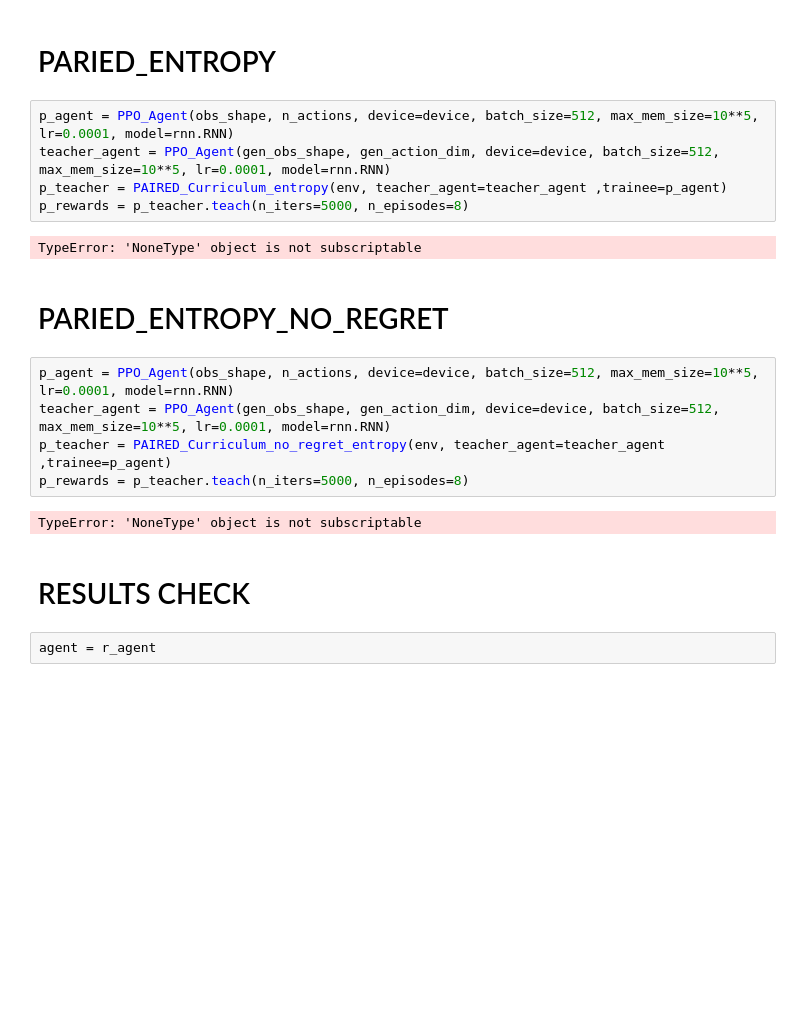
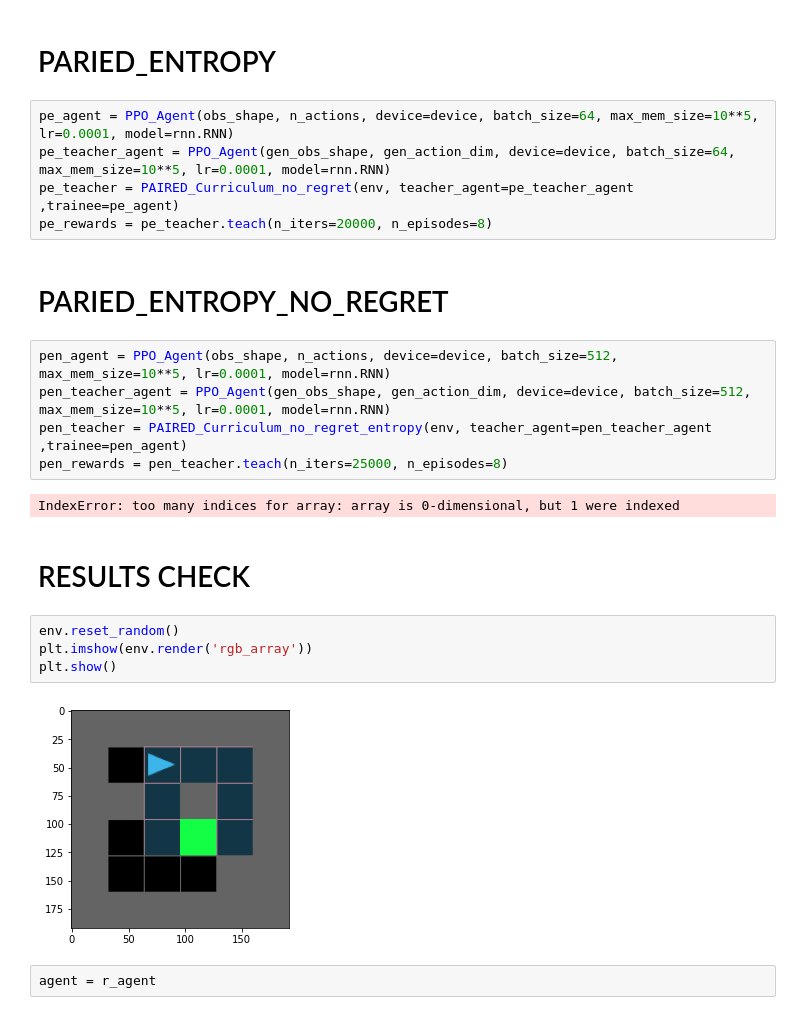
Before and after one commit to nitsan57/CDM_torch, a Jupyter notebook: cdm.ipynb, the cells around one changed output. Saved outputs shown, nothing was run; the diff lists cells and outputs as text; blank space fills up the shorter version.

```diff
--- a/cdm.ipynb
+++ b/cdm.ipynb
@@ -68,23 +104,27 @@ p_rewards = p_teacher.teach(n_iters=5000, n_episodes=8)
 # %% [markdown]
 # PARIED_ENTROPY
 # %%
-p_agent = PPO_Agent(obs_shape, n_actions, device=device, batch_size=512, max_mem_size=10**5, lr=0.0001, model=rnn.RNN)
-teacher_agent = PPO_Agent(gen_obs_shape, gen_action_dim, device=device, batch_size=512, max_mem_size=10**5, lr=0.0001, model=rnn.RNN)
-p_teacher = PAIRED_Curriculum_entropy(env, teacher_agent=teacher_agent ,trainee=p_agent)
-p_rewards = p_teacher.teach(n_iters=5000, n_episodes=8)
+pe_agent = PPO_Agent(obs_shape, n_actions, device=device, batch_size=64, max_mem_size=10**5, lr=0.0001, model=rnn.RNN)
+pe_teacher_agent = PPO_Agent(gen_obs_shape, gen_action_dim, device=device, batch_size=64, max_mem_size=10**5, lr=0.0001, model=rnn.RNN)
+pe_teacher = PAIRED_Curriculum_no_regret(env, teacher_agent=pe_teacher_agent ,trainee=pe_agent)
+pe_rewards = pe_teacher.teach(n_iters=20000, n_episodes=8)
-# %% [output]
-TypeError: 'NoneType' object is not subscriptable
 # %% [markdown]
 # PARIED_ENTROPY_NO_REGRET
 # %%
-p_agent = PPO_Agent(obs_shape, n_actions, device=device, batch_size=512, max_mem_size=10**5, lr=0.0001, model=rnn.RNN)
-teacher_agent = PPO_Agent(gen_obs_shape, gen_action_dim, device=device, batch_size=512, max_mem_size=10**5, lr=0.0001, model=rnn.RNN)
-p_teacher = PAIRED_Curriculum_no_regret_entropy(env, teacher_agent=teacher_agent ,trainee=p_agent)
-p_rewards = p_teacher.teach(n_iters=5000, n_episodes=8)
+pen_agent = PPO_Agent(obs_shape, n_actions, device=device, batch_size=512, max_mem_size=10**5, lr=0.0001, model=rnn.RNN)
+pen_teacher_agent = PPO_Agent(gen_obs_shape, gen_action_dim, device=device, batch_size=512, max_mem_size=10**5, lr=0.0001, model=rnn.RNN)
+pen_teacher = PAIRED_Curriculum_no_regret_entropy(env, teacher_agent=pen_teacher_agent ,trainee=pen_agent)
+pen_rewards = pen_teacher.teach(n_iters=25000, n_episodes=8)
 # %% [output]
-TypeError: 'NoneType' object is not subscriptable
+IndexError: too many indices for array: array is 0-dimensional, but 1 were indexed
 # %% [markdown]
 # RESULTS CHECK
+# %%
+env.reset_random()
+plt.imshow(env.render('rgb_array'))
+plt.show()
+# %% [output]
+[figure, added]
 # %%
 agent = r_agent
 # %%
```
Also changed, not shown: parts of 18 cells of this notebook, 18 other files.
